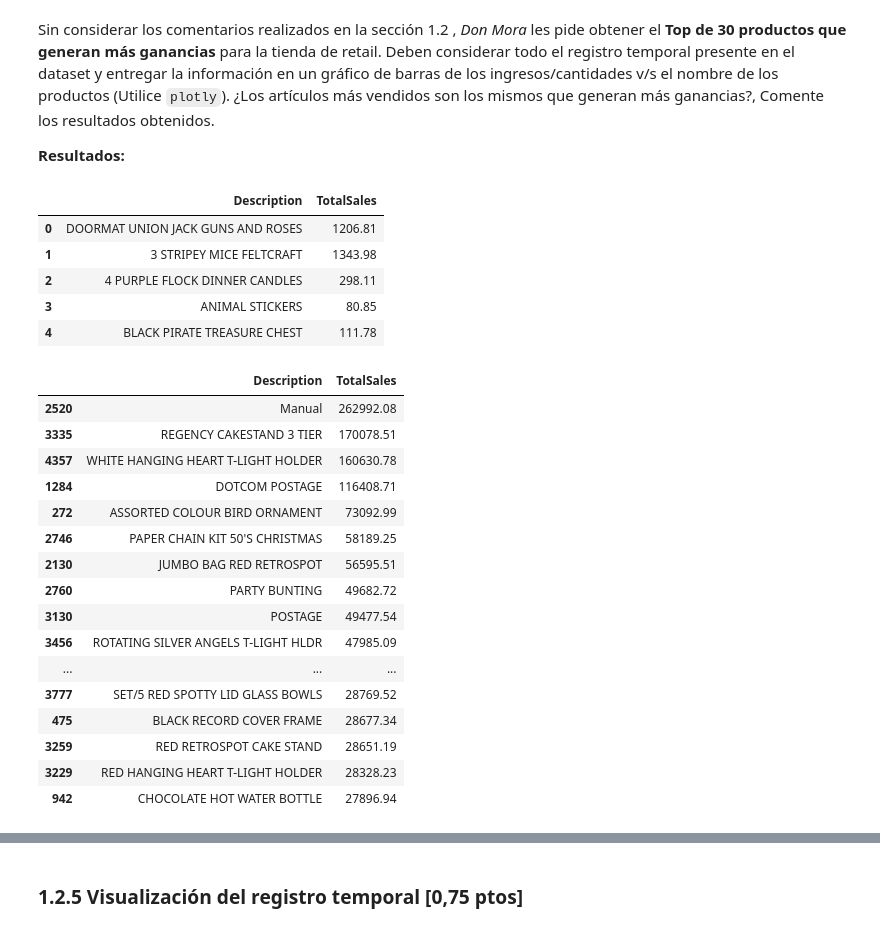
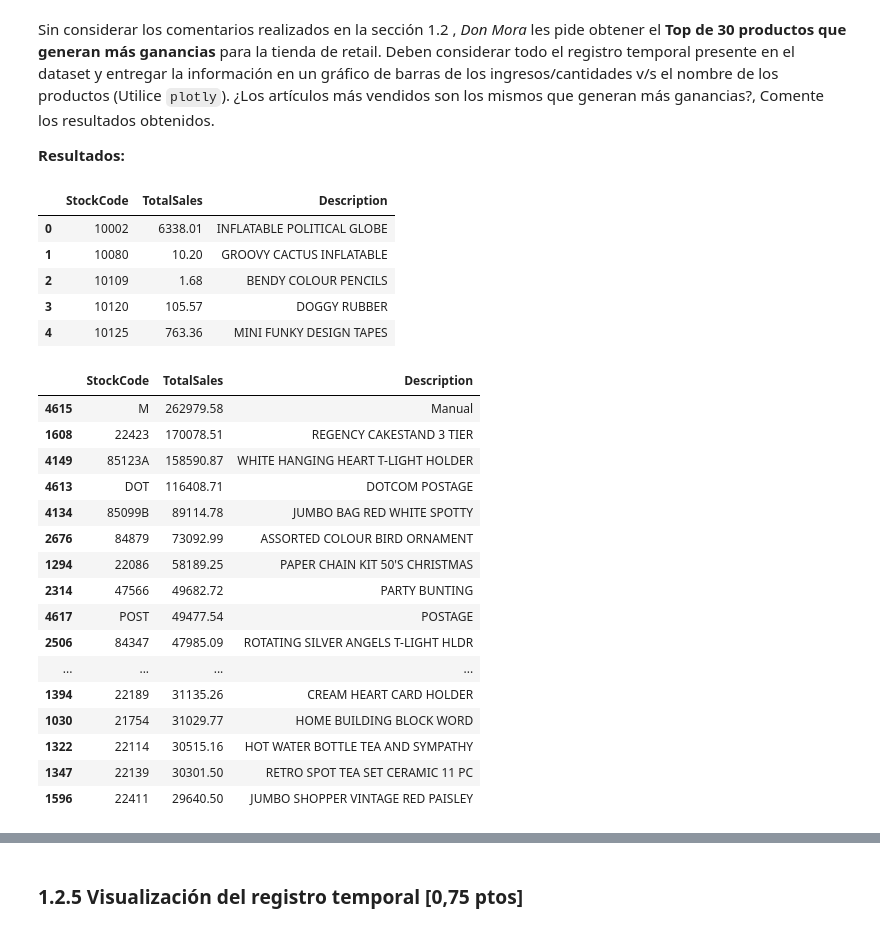
Before and after one commit to quilo98/Labs_MDS, a Jupyter notebook: Lab6/Lab6.ipynb, the cells around one changed output, grey strips where cells are left out. Drawn from its saved outputs; the diff is of its cells as text; code cells hidden in the pictures.

```diff
--- a/Lab6/Lab6.ipynb
+++ b/Lab6/Lab6.ipynb
@@ -542,41 +602,41 @@ Sin considerar los comentarios realizados en la sección 1.2 , *Don Mora* les pi
 # %%
 # Ingresos vs nombre del producto
 # Calculamos los ingresos como = Price * Quantity y luego agrupamos por producto
 
-#Agregamos ventas totales
+#Agregamos ventas totales (ingresos totales)
 df["TotalSales"] = df["Price"]*df["Quantity"]
 
 #Agrupamos por descripcion
-df_product_sales = df.groupby("Description")["TotalSales"].sum().reset_index()
+df_product_sales = df.groupby("StockCode").agg({'TotalSales': 'sum', 'Description': 'first'}).reset_index()
 df_product_sales.head()
 # %% [output]
-|  | Description | TotalSales |
-| 0 | DOORMAT UNION JACK GUNS AND ROSES | 1206.81 |
-| 1 | 3 STRIPEY MICE FELTCRAFT | 1343.98 |
-| 2 | 4 PURPLE FLOCK DINNER CANDLES | 298.11 |
-| 3 | ANIMAL STICKERS | 80.85 |
-| 4 | BLACK PIRATE TREASURE CHEST | 111.78 |
+|  | StockCode | TotalSales | Description |
+| 0 | 10002 | 6338.01 | INFLATABLE POLITICAL GLOBE |
+| 1 | 10080 | 10.20 | GROOVY CACTUS INFLATABLE |
+| 2 | 10109 | 1.68 | BENDY COLOUR PENCILS |
+| 3 | 10120 | 105.57 | DOGGY RUBBER |
+| 4 | 10125 | 763.36 | MINI FUNKY DESIGN TAPES |
 # %%
 df_top30_sales = df_product_sales.sort_values(by="TotalSales", ascending=False).head(30)
 df_top30_sales
 # %% [output]
-|  | Description | TotalSales |
-| 2520 | Manual | 262992.08 |
-| 3335 | REGENCY CAKESTAND 3 TIER | 170078.51 |
-| 4357 | WHITE HANGING HEART T-LIGHT HOLDER | 160630.78 |
-| 1284 | DOTCOM POSTAGE | 116408.71 |
-| 272 | ASSORTED COLOUR BIRD ORNAMENT | 73092.99 |
-| 2746 | PAPER CHAIN KIT 50'S CHRISTMAS | 58189.25 |
-| 2130 | JUMBO BAG RED RETROSPOT | 56595.51 |
-| 2760 | PARTY BUNTING | 49682.72 |
-| 3130 | POSTAGE | 49477.54 |
-| 3456 | ROTATING SILVER ANGELS T-LIGHT HLDR | 47985.09 |
-| ... | ... | ... |
-| 3777 | SET/5 RED SPOTTY LID GLASS BOWLS | 28769.52 |
-| 475 | BLACK RECORD COVER FRAME | 28677.34 |
-| 3259 | RED RETROSPOT CAKE STAND | 28651.19 |
-| 3229 | RED HANGING HEART T-LIGHT HOLDER | 28328.23 |
-| 942 | CHOCOLATE HOT WATER BOTTLE | 27896.94 |
+|  | StockCode | TotalSales | Description |
+| 4615 | M | 262979.58 | Manual |
+| 1608 | 22423 | 170078.51 | REGENCY CAKESTAND 3 TIER |
+| 4149 | 85123A | 158590.87 | WHITE HANGING HEART T-LIGHT HOLDER |
+| 4613 | DOT | 116408.71 | DOTCOM POSTAGE |
+| 4134 | 85099B | 89114.78 | JUMBO BAG RED WHITE SPOTTY |
+| 2676 | 84879 | 73092.99 | ASSORTED COLOUR BIRD ORNAMENT |
+| 1294 | 22086 | 58189.25 | PAPER CHAIN KIT 50'S CHRISTMAS |
+| 2314 | 47566 | 49682.72 | PARTY BUNTING |
+| 4617 | POST | 49477.54 | POSTAGE |
+| 2506 | 84347 | 47985.09 | ROTATING SILVER ANGELS T-LIGHT HLDR |
+| ... | ... | ... | ... |
+| 1394 | 22189 | 31135.26 | CREAM HEART CARD HOLDER |
+| 1030 | 21754 | 31029.77 | HOME BUILDING BLOCK WORD |
+| 1322 | 22114 | 30515.16 | HOT WATER BOTTLE TEA AND SYMPATHY |
+| 1347 | 22139 | 30301.50 | RETRO SPOT TEA SET CERAMIC 11 PC |
+| 1596 | 22411 | 29640.50 | JUMBO SHOPPER VINTAGE RED PAISLEY |
 # %%
 # Visualizacion de TOP 30 de acuerdo a los ingresos generados
 fig = px.bar(df_top30_sales,
```
Also changed, not shown: parts of 25 cells of this notebook.
